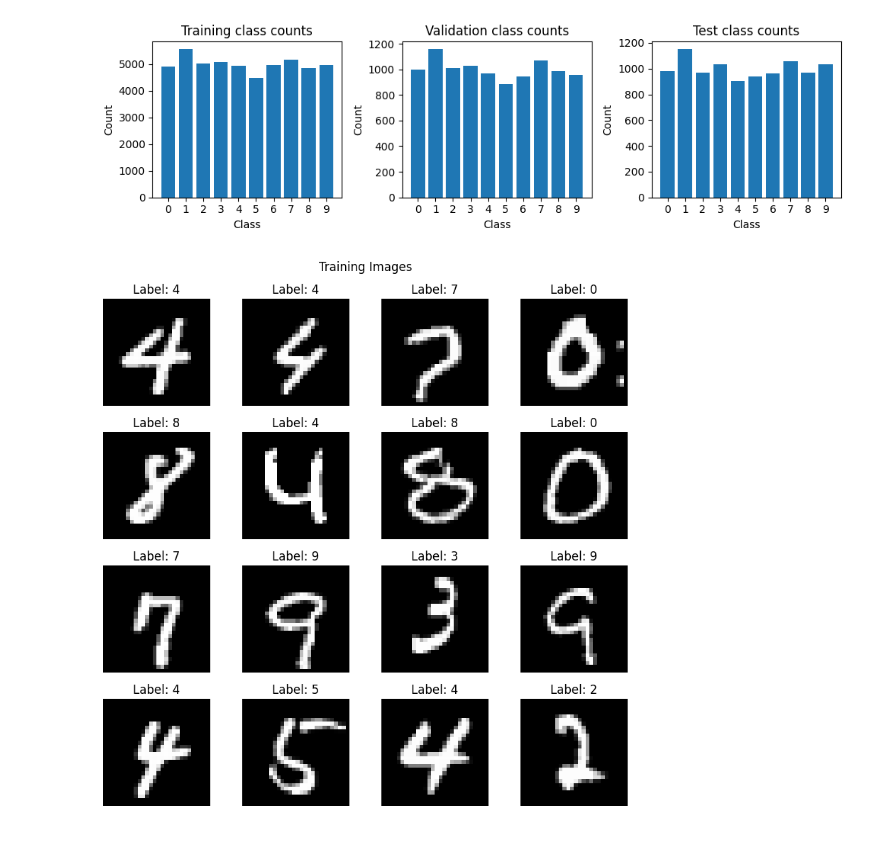
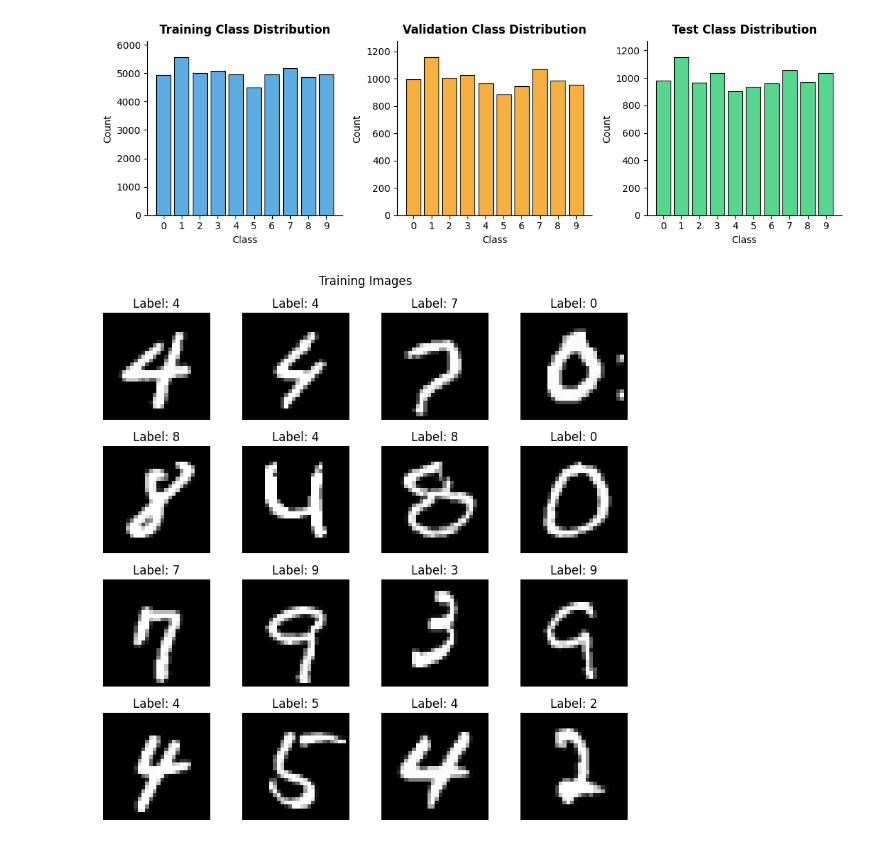
Before and after one commit to appleiphonedddd/NCNU_ML_HW2, a Jupyter notebook: MNIST.ipynb, the cells around one changed output. Saved outputs shown, nothing was run; the diff lists cells and outputs as text; code cells hidden in the pictures.

```diff
--- a/MNIST.ipynb
+++ b/MNIST.ipynb
@@ -32,15 +32,22 @@ datasets = ['Training', 'Validation', 'Test']
 counts = [len(X_train), len(X_valid), len(X_test)]
 
 plt.figure(figsize=(6, 4))
-plt.bar(datasets, counts, color=['skyblue', 'orange', 'lightgreen'])
 
-plt.title('Dataset Split Distribution')
-plt.xlabel('Dataset Type')
-plt.ylabel('Number of Samples')
+colors = ['#5DADE2', '#F5B041', '#58D68D']
+bars = plt.bar(datasets, counts, color=colors, edgecolor='black', linewidth=1.2)
 
-for i, count in enumerate(counts):
-    plt.text(i, count + 200, str(count), ha='center', fontsize=10)
+plt.title('Dataset Split Distribution', fontsize=14, fontweight='bold', pad=10)
+plt.xlabel('Dataset', fontsize=12)
+plt.ylabel('Number of Samples', fontsize=12)
 
-plt.ylim(0, max(counts) + 3000)
+for bar, count in zip(bars, counts):
+    plt.text(bar.get_x() + bar.get_width()/2, count + max(counts)*0.02,
+             f'{count:,}', ha='center', va='bottom', fontsize=11, fontweight='semibold')
+
+for spine in ['top', 'right']:
+    plt.gca().spines[spine].set_visible(False)
+
+plt.ylim(0, max(counts) * 1.15)
+plt.tight_layout()
 plt.show()
 # %% [output]
@@ -48,25 +55,35 @@ plt.show()
 # %%
 # Show a bar chart representing the number of instances for each digit (0 to 9) in each dataset split.
 
 def plot_class_counts(y_splits, names):
-    plt.figure(figsize=(10, 3))
+    plt.figure(figsize=(11, 3.5))
+    colors = ['#5DADE2', '#F5B041', '#58D68D']
+
     for i, (y_split, name) in enumerate(zip(y_splits, names), start=1):
         plt.subplot(1, 3, i)
         counts = np.bincount(y_split, minlength=10)
-        plt.bar(range(10), counts)
-        plt.title(f"{name} class counts")
-        plt.xlabel("Class")
-        plt.ylabel("Count")
+        plt.bar(range(10), counts, color=colors[i-1],
+                edgecolor='black', linewidth=0.8)
+
+        plt.title(f"{name} Class Distribution", fontsize=12, fontweight='bold', pad=8)
+        plt.xlabel("Class", fontsize=10)
+        plt.ylabel("Count", fontsize=10)
+
+        for spine in ['top', 'right']:
+            plt.gca().spines[spine].set_visible(False)
+
         plt.xticks(range(10))
+        plt.ylim(0, max(counts) * 1.1)
+
     plt.tight_layout()
     plt.show()
 
 plot_class_counts(
     y_splits=[y_train, y_valid, y_test],
     names=["Training", "Validation", "Test"]
 )
 # %% [output]
-[figure, old version]
+[figure, new version]
 # %%
 # visualize train val test images
 
```
Also changed, not shown: parts of 1 cell of this notebook.
